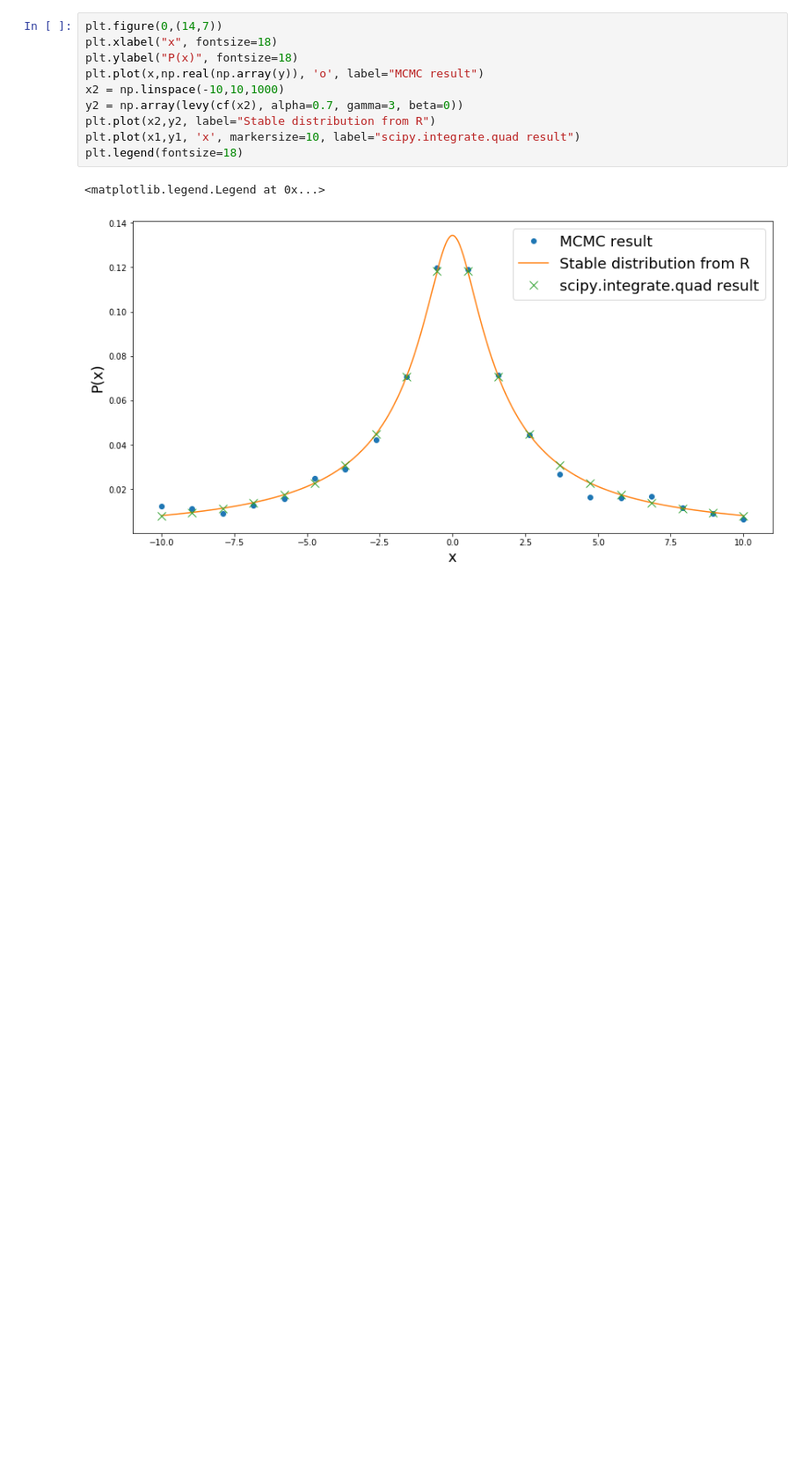
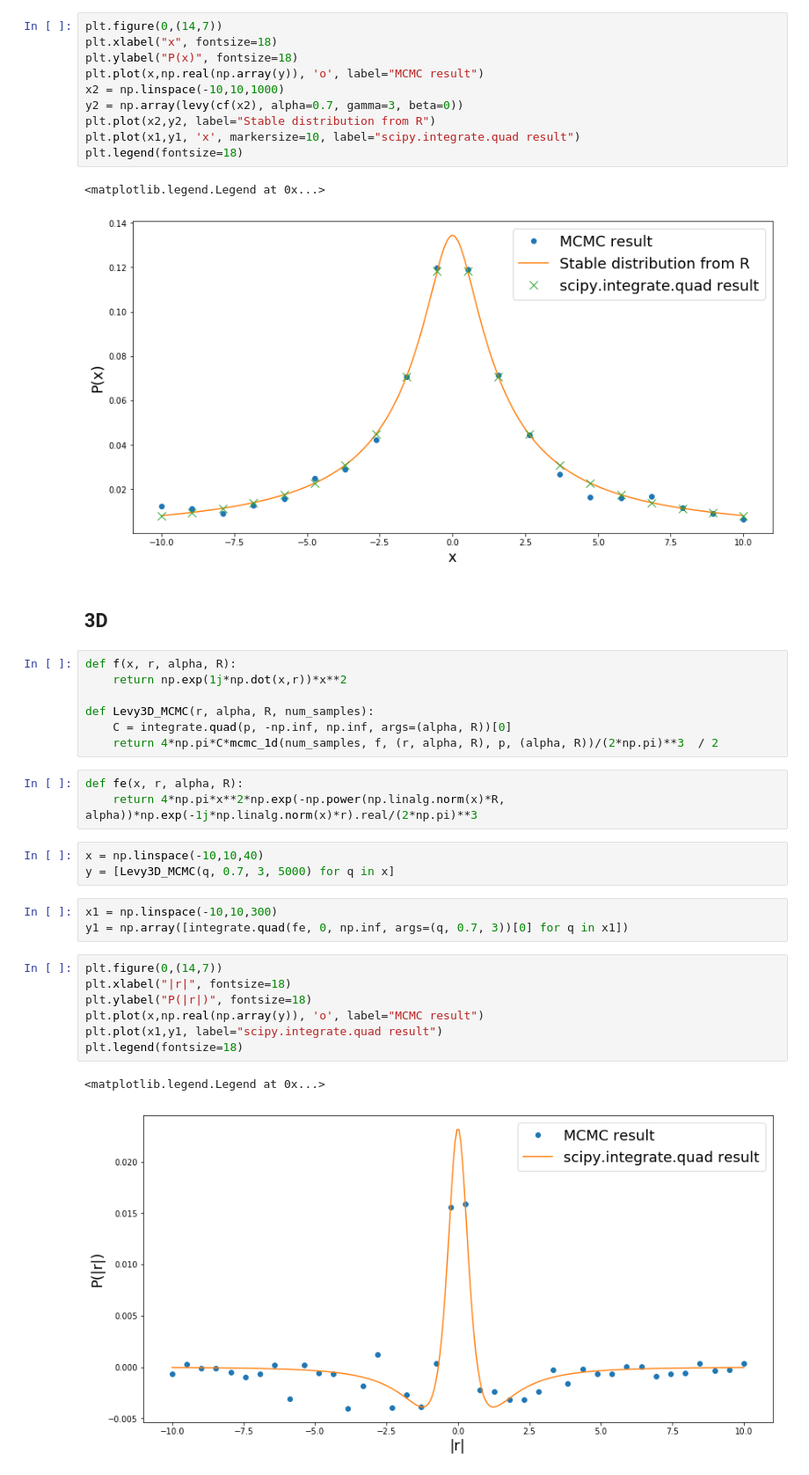
Before and after one commit to qati/HBTCoulombCorrection, a Jupyter notebook: MCMC-Levy.ipynb, the cells around one changed output. Shown at 88% size. Drawn from its saved outputs; the diff is of its cells as text; blank space fills up the shorter version.

Commit message:
integrate 3D Levy

```diff
--- a/MCMC-Levy.ipynb
+++ b/MCMC-Levy.ipynb
@@ -93,3 +93,31 @@ plt.legend(fontsize=18)
 # %% [output]
 <matplotlib.legend.Legend at 0x...>
 [figure]
+# %% [markdown]
+## 3D
+# %%
+def f(x, r, alpha, R):
+    return np.exp(1j*np.dot(x,r))*x**2
+
+def Levy3D_MCMC(r, alpha, R, num_samples):
+    C = integrate.quad(p, -np.inf, np.inf, args=(alpha, R))[0]
+    return 4*np.pi*C*mcmc_1d(num_samples, f, (r, alpha, R), p, (alpha, R))/(2*np.pi)**3  / 2
+# %%
+def fe(x, r, alpha, R):
+    return 4*np.pi*x**2*np.exp(-np.power(np.linalg.norm(x)*R, alpha))*np.exp(-1j*np.linalg.norm(x)*r).real/(2*np.pi)**3
+# %%
+x = np.linspace(-10,10,40)
+y = [Levy3D_MCMC(q, 0.7, 3, 5000) for q in x]
+# %%
+x1 = np.linspace(-10,10,300)
+y1 = np.array([integrate.quad(fe, 0, np.inf, args=(q, 0.7, 3))[0] for q in x1])
+# %%
+plt.figure(0,(14,7))
+plt.xlabel("|r|", fontsize=18)
+plt.ylabel("P(|r|)", fontsize=18)
+plt.plot(x,np.real(np.array(y)), 'o', label="MCMC result")
+plt.plot(x1,y1, label="scipy.integrate.quad result")
+plt.legend(fontsize=18)
+# %% [output]
+<matplotlib.legend.Legend at 0x...>
+[figure, added]
```
Also changed, not shown: parts of 3 cells of this notebook.
